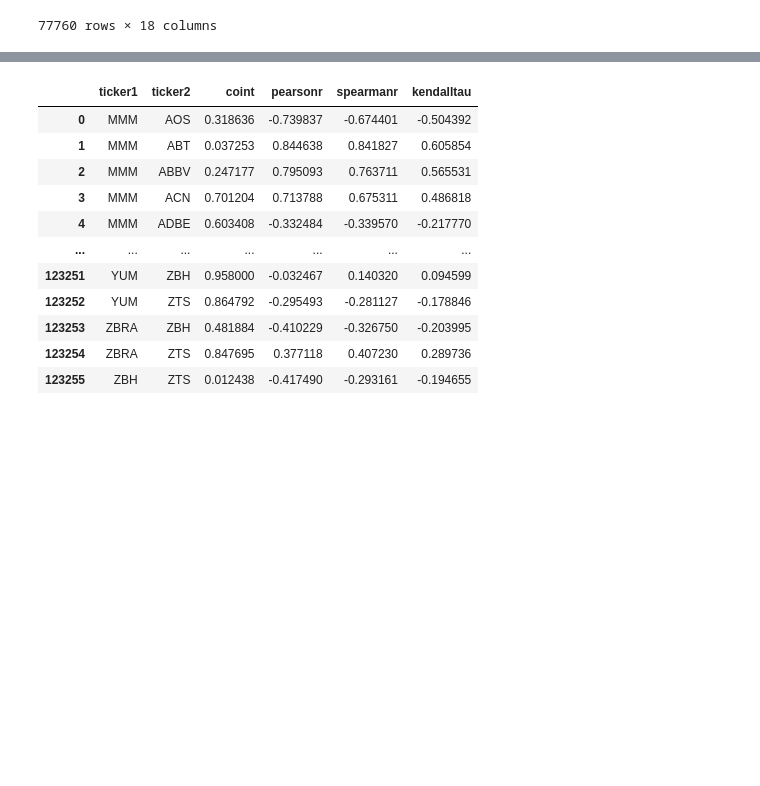
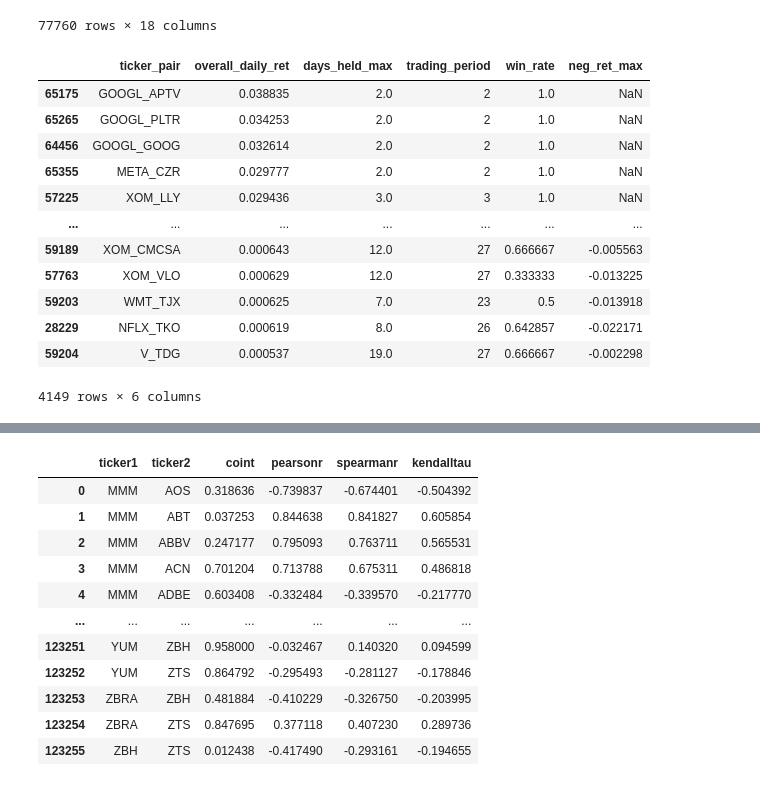
Before and after one commit to CKAbundant/sentiment, a Jupyter notebook: signal.ipynb, the cells around one changed output, grey strips where cells are left out. Cells and saved outputs as stored; diff of their text form; code cells hidden in the pictures; blank space fills up the shorter version.

```diff
--- a/signal.ipynb
+++ b/signal.ipynb
@@ -161,3 +185,22 @@ df_top_n
 | 77758 | longshort_single_take_all_latest_... | longshort | single | take_all | latest_loss | aventiq_ai | kendalltau | 5 | ... |
 | 77759 | longshort_single_take_all_latest_... | longshort | single | take_all | latest_loss | aventiq_ai | kendalltau | 5 | ... |
 77760 rows × 18 columns
+# %%
+a = df_top_n.loc[:, ["ticker_pair", "overall_daily_ret", "days_held_max", "trading_period", "win_rate", "neg_ret_max"]]
+a = a.sort_values(by="overall_daily_ret", ascending=False)
+a = a.drop_duplicates()
+a
+# %% [output]
+|  | ticker_pair | overall_daily_ret | days_held_max | trading_period | win_rate | neg_ret_max |
+| 65175 | GOOGL_APTV | 0.038835 | 2.0 | 2 | 1.0 | NaN |
+| 65265 | GOOGL_PLTR | 0.034253 | 2.0 | 2 | 1.0 | NaN |
+| 64456 | GOOGL_GOOG | 0.032614 | 2.0 | 2 | 1.0 | NaN |
+| 65355 | META_CZR | 0.029777 | 2.0 | 2 | 1.0 | NaN |
+| 57225 | XOM_LLY | 0.029436 | 3.0 | 3 | 1.0 | NaN |
+| ... | ... | ... | ... | ... | ... | ... |
+| 59189 | XOM_CMCSA | 0.000643 | 12.0 | 27 | 0.666667 | -0.005563 |
+| 57763 | XOM_VLO | 0.000629 | 12.0 | 27 | 0.333333 | -0.013225 |
+| 59203 | WMT_TJX | 0.000625 | 7.0 | 23 | 0.5 | -0.013918 |
+| 28229 | NFLX_TKO | 0.000619 | 8.0 | 26 | 0.642857 | -0.022171 |
+| 59204 | V_TDG | 0.000537 | 19.0 | 27 | 0.666667 | -0.002298 |
+4149 rows × 6 columns
```
Also changed, not shown: parts of 5 cells of this notebook, 2 other files.
